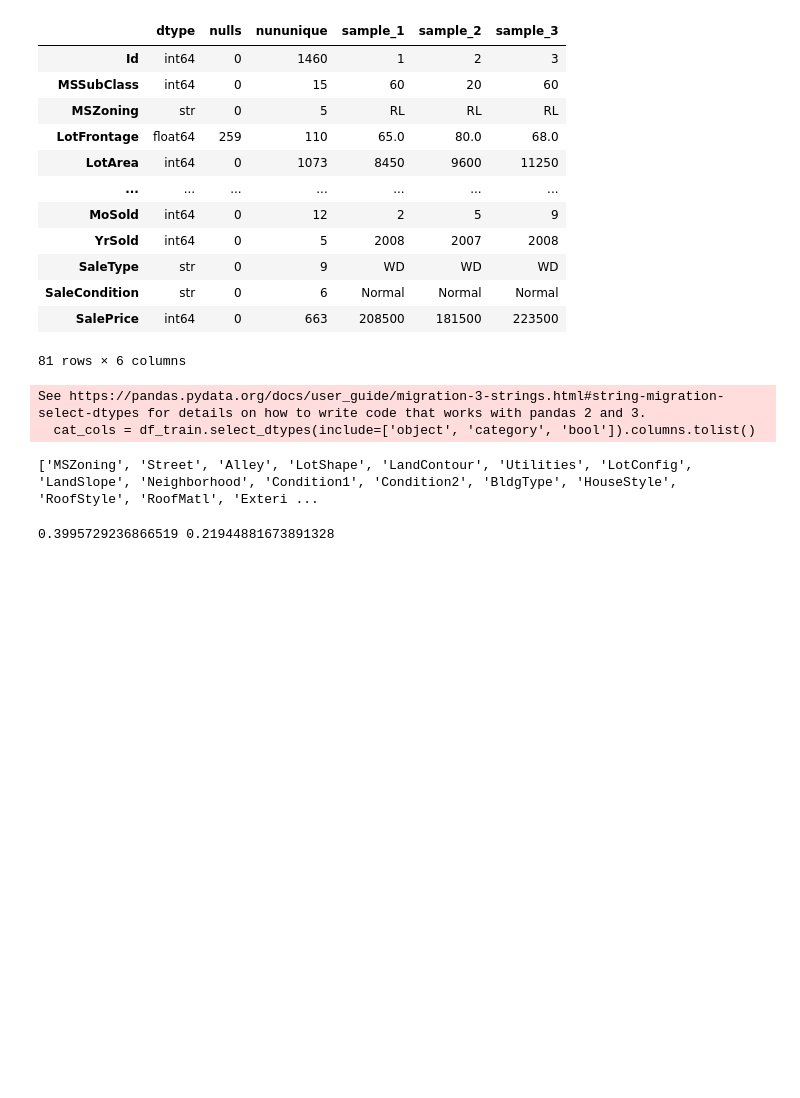
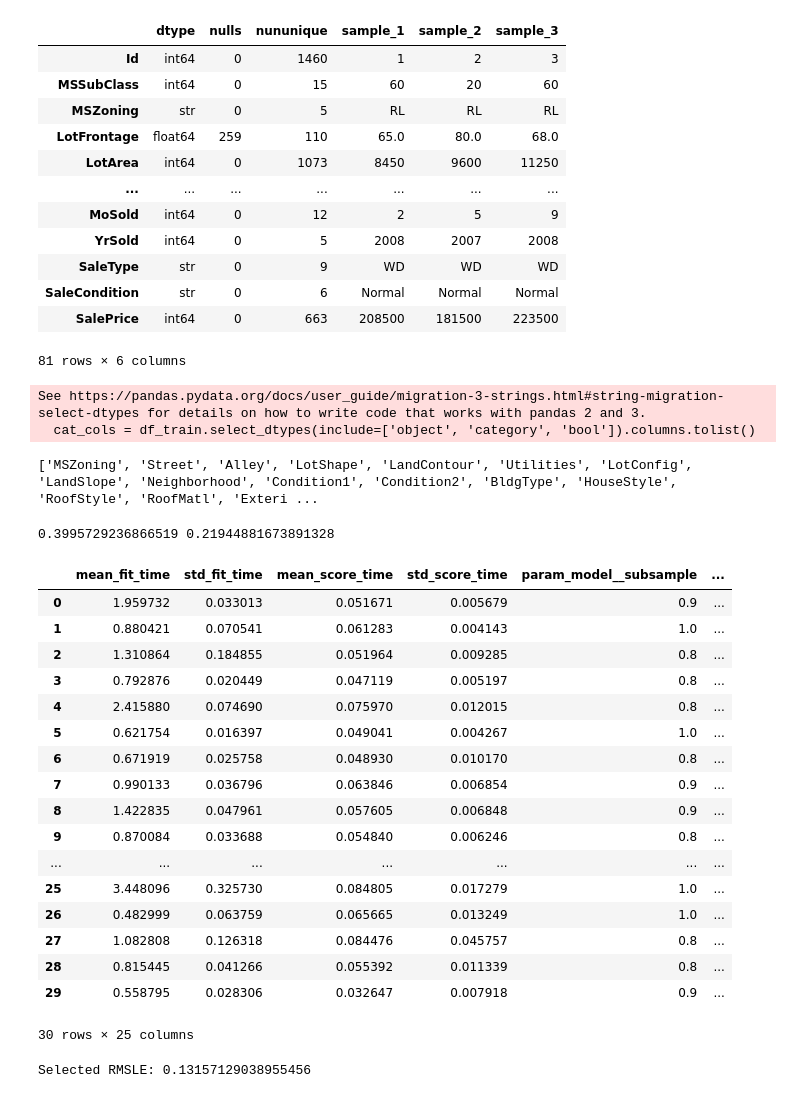
Before and after one commit to foxsys1/ames_housing_dataset, a Jupyter notebook: projects/ames_house_prices/notebooks/module1ames.ipynb, the cells around one changed output. Drawn from its saved outputs; the diff is of its cells as text; code cells hidden in the pictures; blank space fills up the shorter version.

Commit message:
Tuned the hyperparameters with RandomizedSearchCV, tuned using the n_estimators, learning_rate, max_depth, min_child_weight, and subsample using 30 iterations

```diff
--- a/projects/ames_house_prices/notebooks/module1ames.ipynb
+++ b/projects/ames_house_prices/notebooks/module1ames.ipynb
@@ -77,6 +77,7 @@ from sklearn.preprocessing import OrdinalEncoder, OneHotEncoder
 from sklearn.impute import SimpleImputer
 from sklearn.compose import ColumnTransformer
 from xgboost import XGBRegressor
+from sklearn.model_selection import RandomizedSearchCV
 
 num_pipeline = Pipeline(steps=[('impute', SimpleImputer(strategy='median'))])
 regular_cat_pipeline = Pipeline(steps=[('impute', SimpleImputer(strategy='most_frequent')), ('onehot', OneHotEncoder(sparse_output=False, handle_unknown='ignore'))])
@@ -84,7 +85,13 @@ none_cat_pipeline = Pipeline(steps=[('impute', SimpleImputer(strategy='constant'
 regular_ord_pipeline = Pipeline(steps=[('impute', SimpleImputer(strategy='most_frequent')), ('ordinal', OrdinalEncoder(categories=regular_categories, handle_unknown='use_encoded_value', unknown_value=-1))])
 none_ord_pipeline = Pipeline(steps=[('impute', SimpleImputer(strategy='constant', fill_value='None')), ('ordinal', OrdinalEncoder(categories=none_categories, handle_unknown='use_encoded_value', unknown_value=-1))])
 
-
+param_distributions = {
+    'model__n_estimators': [100, 300, 600, 1000],
+    'model__learning_rate': [0.01, 0.03, 0.05, 0.1],
+    'model__max_depth': [2,3,4,5,6],
+    'model__min_child_weight': [1,3,5],
+    'model__subsample': [0.8,0.9,1.0]
+}
 preprocessor = ColumnTransformer(transformers=[('num', num_pipeline, num_cols), ('regular_cat', regular_cat_pipeline, regular_cat_cols), ('none_cat', none_cat_pipeline, none_cat_cols), ('regular_ord', regular_ord_pipeline, regular_ord_cols), ('none_ord', none_ord_pipeline, none_ord_cols)])
 
 model1 = XGBRegressor(learning_rate=0.01, n_estimators=100, random_state=42, max_depth=6)
@@ -121,3 +128,41 @@ rmsle = np.sqrt(-msle.mean())
 print(baseline_rmsle, rmsle)
 # %% [output]
 0.3995729236866519 0.21944881673891328
+# %%
+search = RandomizedSearchCV(
+    estimator=full_pipeline,
+    param_distributions=param_distributions,
+    n_iter=30,
+    scoring='neg_mean_squared_error',
+    cv=cv,
+    random_state=42,
+    n_jobs=-1,
+    return_train_score=True,
+    refit=False,
+    error_score='raise'
+)
+
+search.fit(X_train, y_train)
+
+results = pd.DataFrame(search.cv_results_)
+# %%
+results
+# %% [output]
+|  | mean_fit_time | std_fit_time | mean_score_time | std_score_time | param_model__subsample | ... |
+| 0 | 1.959732 | 0.033013 | 0.051671 | 0.005679 | 0.9 | ... |
+| 1 | 0.880421 | 0.070541 | 0.061283 | 0.004143 | 1.0 | ... |
+| 2 | 1.310864 | 0.184855 | 0.051964 | 0.009285 | 0.8 | ... |
+| 3 | 0.792876 | 0.020449 | 0.047119 | 0.005197 | 0.8 | ... |
+| 4 | 2.415880 | 0.074690 | 0.075970 | 0.012015 | 0.8 | ... |
+| 5 | 0.621754 | 0.016397 | 0.049041 | 0.004267 | 1.0 | ... |
+| 6 | 0.671919 | 0.025758 | 0.048930 | 0.010170 | 0.8 | ... |
+| 7 | 0.990133 | 0.036796 | 0.063846 | 0.006854 | 0.9 | ... |
+| 8 | 1.422835 | 0.047961 | 0.057605 | 0.006848 | 0.9 | ... |
+| 9 | 0.870084 | 0.033688 | 0.054840 | 0.006246 | 0.8 | ... |
+| ... | ... | ... | ... | ... | ... | ... |
+| 25 | 3.448096 | 0.325730 | 0.084805 | 0.017279 | 1.0 | ... |
+| 26 | 0.482999 | 0.063759 | 0.065665 | 0.013249 | 1.0 | ... |
+| 27 | 1.082808 | 0.126318 | 0.084476 | 0.045757 | 0.8 | ... |
+| 28 | 0.815445 | 0.041266 | 0.055392 | 0.011339 | 0.8 | ... |
+| 29 | 0.558795 | 0.028306 | 0.032647 | 0.007918 | 0.9 | ... |
+30 rows × 25 columns
@@ -123,0 +187,18 @@ print(baseline_rmsle, rmsle)
+# %%
+from sklearn.base import clone
+
+final_pipeline = clone(full_pipeline)
+final_pipeline.set_params(**best_params)
+final_pipeline.fit(X_train, y_train)
+
+selected_scores = -cross_val_score(
+    final_pipeline,
+    X_train,
+    y_train,
+    cv=cv,
+    scoring='neg_mean_squared_error'
+)
+
+print("Selected RMSLE:", np.sqrt(selected_scores.mean()))
+# %% [output]
+Selected RMSLE: 0.13157129038955456
```
Also changed, not shown: parts of 1 cell of this notebook.
